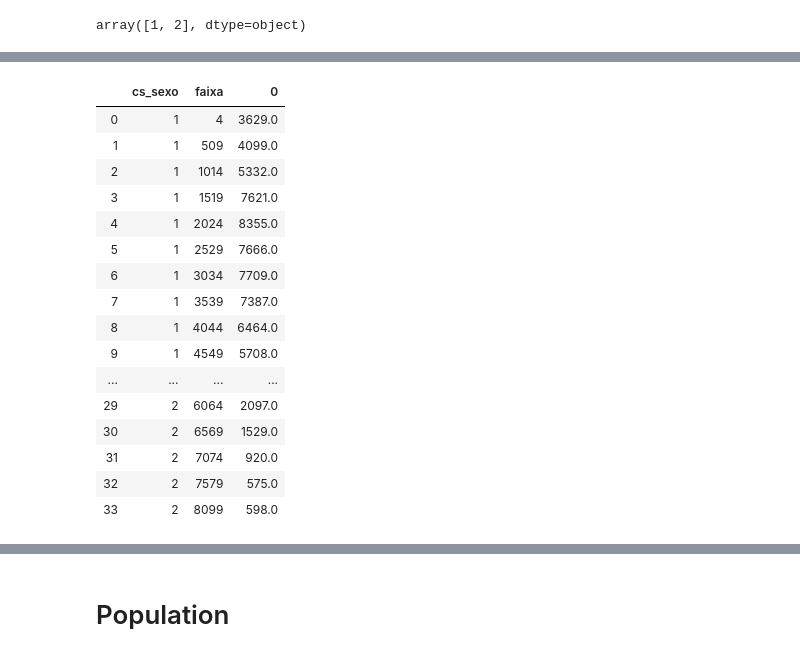
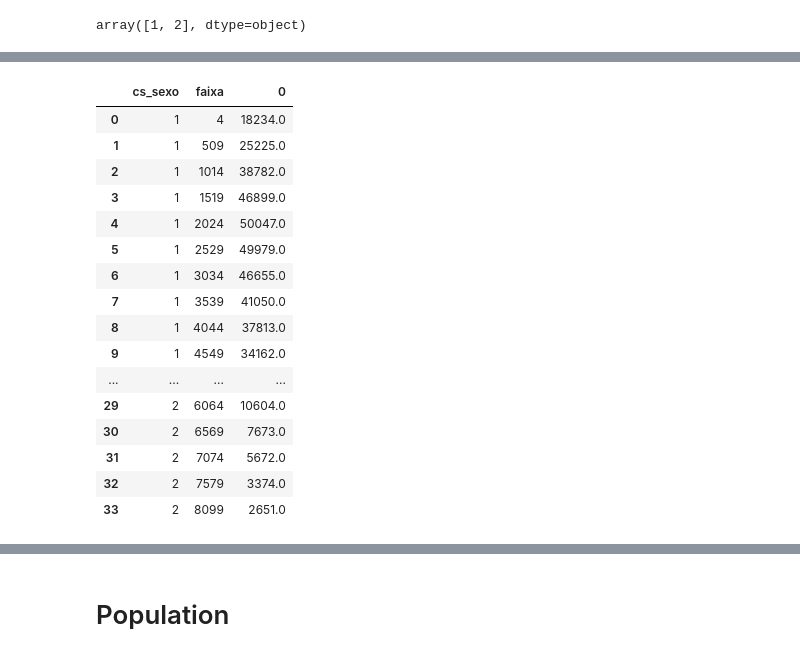
Before and after one commit to Julian-sun/Spatial-modeling-of-dengue-chikungunya-and-Zika-transmission-in-Brazil, a Jupyter notebook: scripts/Standard_incidence_ratio_dengue.ipynb, the cells around one changed output, grey strips where cells are left out. Cells and saved outputs as stored; diff of their text form; code cells hidden in the pictures.

Commit message:
data dengue

```diff
--- a/scripts/Standard_incidence_ratio_dengue.ipynb
+++ b/scripts/Standard_incidence_ratio_dengue.ipynb
@@ -151,5 +340,5 @@ data['count'] = 1
 # %%
-dados = data.groupby(['codmunres','year','cs_sexo','cs_raca','faixa'])['count'].sum().reset_index()
+dados = data.groupby(['codmunres','year','cs_sexo','faixa'])['count'].sum().reset_index()
 # %%
 dados.cs_sexo = dados.cs_sexo.replace('F', 1)
 dados.cs_sexo= dados.cs_sexo.replace('M', 2)
@@ -244,5 +422,5 @@ teste = dados
 # %%
-teste = teste[(2010 <= teste.year) & (teste.year <= 2018) & (teste.cs_sexo != 'I')]
+teste = teste[teste.cs_sexo != 'I']
 # %%
 teste.cs_sexo.unique()
 # %% [output]
@@ -254,2 +433,3 @@ array([2015, 2016, 2010, 2011, 2012, 2013, 2014, 2017, 2018])
 # %%
-teste['faixa'] = teste['faixa'].astype(int)
+#teste['faixa'] = teste['faixa'].astype(int)
+teste = teste.astype(int)
@@ -288,31 +469,31 @@ memory usage: 19.0+ MB
 # %%
 sum_observed_gender_age_year = []
-for year in [2010,2011,2012,2013,2014,2015,2016,2017,2018]:
+for year in [2010,2011,2012,2013,2014,2015,2016,2017,2018,2019]:
     df_year = teste[teste.year == year]
     table_year = pd.pivot_table(df_year, values='count', index=['codmunres'], columns=['cs_sexo','faixa'])
     table_year=table_year.fillna(0)
     resulted_dataframe = table_year.sum().reset_index()
     sum_observed_gender_age_year.append(resulted_dataframe)
 # %%
-sum_observed_gender_age_year[8]
+sum_observed_gender_age_year[0]
 # %% [output]
 |  | cs_sexo | faixa | 0 |
-| 0 | 1 | 4 | 3629.0 |
-| 1 | 1 | 509 | 4099.0 |
-| 2 | 1 | 1014 | 5332.0 |
-| 3 | 1 | 1519 | 7621.0 |
-| 4 | 1 | 2024 | 8355.0 |
-| 5 | 1 | 2529 | 7666.0 |
-| 6 | 1 | 3034 | 7709.0 |
-| 7 | 1 | 3539 | 7387.0 |
-| 8 | 1 | 4044 | 6464.0 |
-| 9 | 1 | 4549 | 5708.0 |
+| 0 | 1 | 4 | 18234.0 |
+| 1 | 1 | 509 | 25225.0 |
+| 2 | 1 | 1014 | 38782.0 |
+| 3 | 1 | 1519 | 46899.0 |
+| 4 | 1 | 2024 | 50047.0 |
+| 5 | 1 | 2529 | 49979.0 |
+| 6 | 1 | 3034 | 46655.0 |
+| 7 | 1 | 3539 | 41050.0 |
+| 8 | 1 | 4044 | 37813.0 |
+| 9 | 1 | 4549 | 34162.0 |
 | ... | ... | ... | ... |
-| 29 | 2 | 6064 | 2097.0 |
-| 30 | 2 | 6569 | 1529.0 |
-| 31 | 2 | 7074 | 920.0 |
-| 32 | 2 | 7579 | 575.0 |
-| 33 | 2 | 8099 | 598.0 |
+| 29 | 2 | 6064 | 10604.0 |
+| 30 | 2 | 6569 | 7673.0 |
+| 31 | 2 | 7074 | 5672.0 |
+| 32 | 2 | 7579 | 3374.0 |
+| 33 | 2 | 8099 | 2651.0 |
 # %%
 pop.head()
 # %% [output]
```
Also changed, not shown: parts of 158 cells of this notebook, 4 other files.
